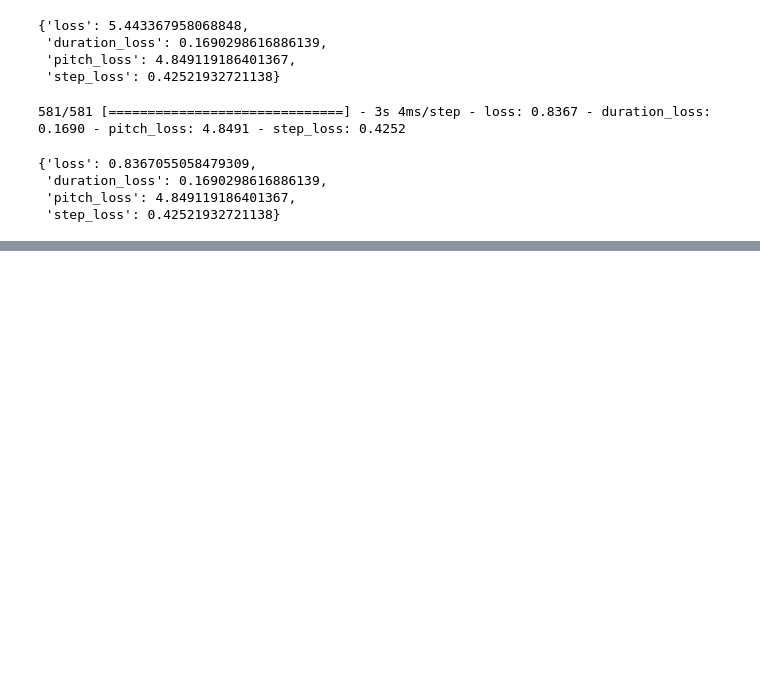
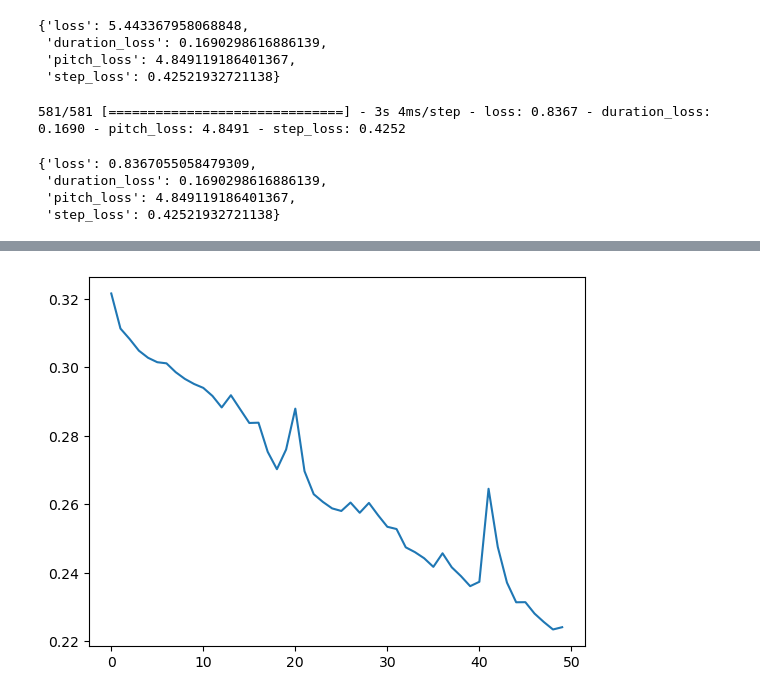
Before and after one commit to ewdlop/AI-ML-Computational-Physics-Note, a Jupyter notebook: TensorFlow/music.ipynb, the cells around one changed output, grey strips where cells are left out. Cells and saved outputs as stored; diff of their text form; code cells hidden in the pictures; blank space fills up the shorter version.

```diff
--- a/TensorFlow/music.ipynb
+++ b/TensorFlow/music.ipynb
@@ -385,3 +385,12 @@ callbacks = [
         verbose=1,
         restore_best_weights=True),
 ]
+# %%
+%%time
+epochs = 50
+
+history = model.fit(
+    train_ds,
+    epochs=epochs,
+    callbacks=callbacks,
+)
@@ -387,0 +415,5 @@ callbacks = [
+# %%
+plt.plot(history.epoch, history.history['loss'], label='total loss')
+plt.show()
+# %% [output]
+[figure, added]
```
Also changed, not shown: parts of 8 cells of this notebook.
